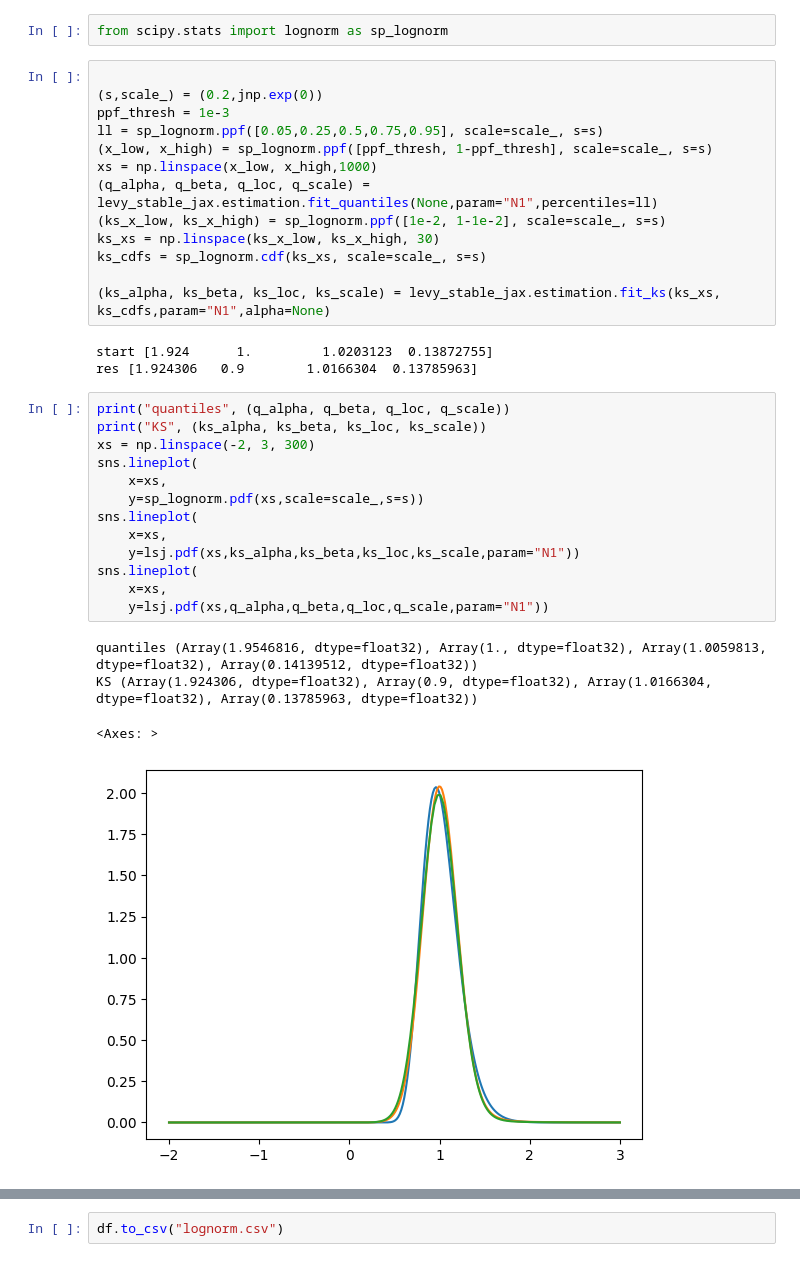
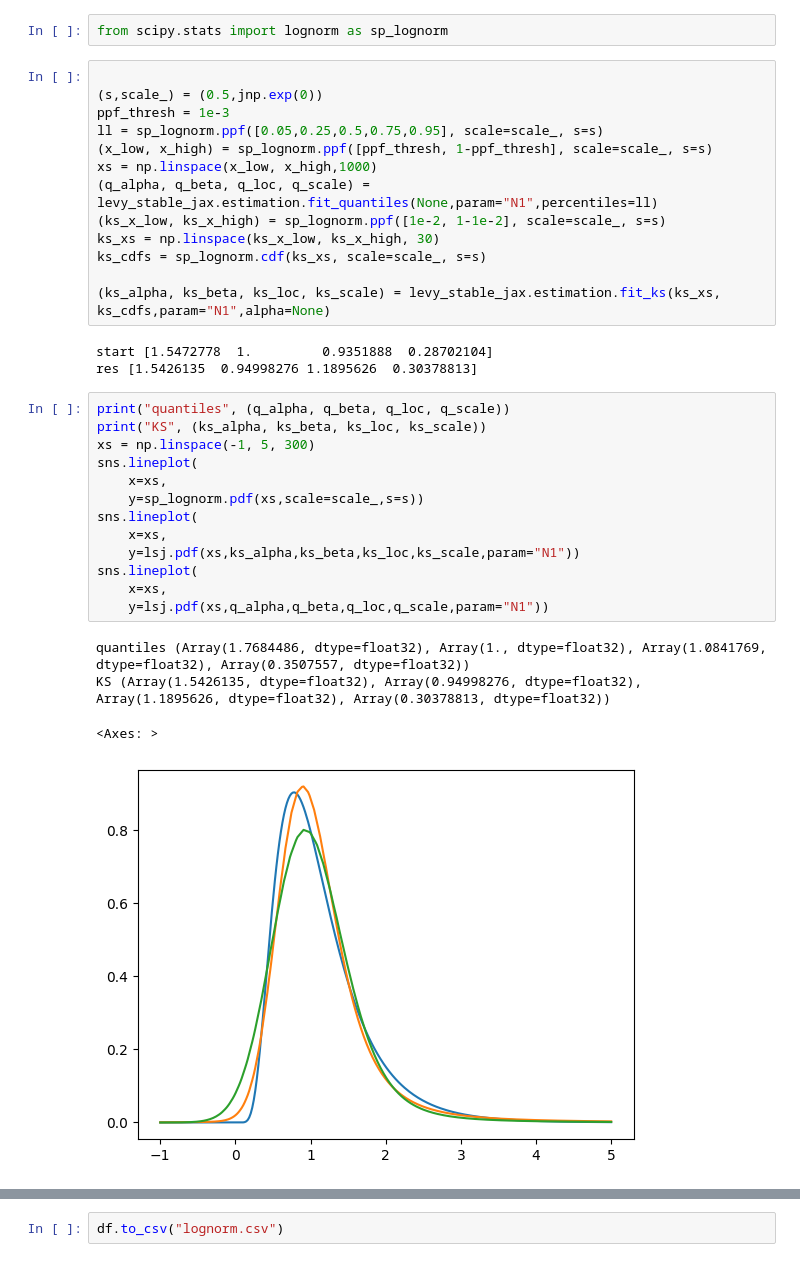
Before and after one commit to tjhunter/levy-stable-jax, a Jupyter notebook: notebooks/_explo.ipynb, the cells around one changed output, grey strips where cells are left out. Cells and saved outputs as stored; diff of their text form.

```diff
--- a/notebooks/_explo.ipynb
+++ b/notebooks/_explo.ipynb
@@ -66,7 +123,7 @@ sns.lineplot(x=xs, y=ys1-sp_levy_stable.cdf(xs, alpha=alpha,beta=beta,loc=loc, s
 from scipy.stats import lognorm as sp_lognorm
 # %%
 
-(s,scale_) = (0.2,jnp.exp(0))
+(s,scale_) = (0.5,jnp.exp(0))
 ppf_thresh = 1e-3
 ll = sp_lognorm.ppf([0.05,0.25,0.5,0.75,0.95], scale=scale_, s=s)
 (x_low, x_high) = sp_lognorm.ppf([ppf_thresh, 1-ppf_thresh], scale=scale_, s=s)
@@ -78,23 +135,23 @@ ks_cdfs = sp_lognorm.cdf(ks_xs, scale=scale_, s=s)
 
 (ks_alpha, ks_beta, ks_loc, ks_scale) = levy_stable_jax.estimation.fit_ks(ks_xs, ks_cdfs,param="N1",alpha=None)
 # %% [output]
-start [1.924      1.         1.0203123  0.13872755]
-res [1.924306   0.9        1.0166304  0.13785963]
+start [1.5472778  1.         0.9351888  0.28702104]
+res [1.5426135  0.94998276 1.1895626  0.30378813]
 # %%
 print("quantiles", (q_alpha, q_beta, q_loc, q_scale))
 print("KS", (ks_alpha, ks_beta, ks_loc, ks_scale))
-xs = np.linspace(-2, 3, 300)
+xs = np.linspace(-1, 5, 300)
 sns.lineplot(
     x=xs,
     y=sp_lognorm.pdf(xs,scale=scale_,s=s))
 sns.lineplot(
     x=xs,
     y=lsj.pdf(xs,ks_alpha,ks_beta,ks_loc,ks_scale,param="N1"))
 sns.lineplot(
     x=xs,
     y=lsj.pdf(xs,q_alpha,q_beta,q_loc,q_scale,param="N1"))
 # %% [output]
-quantiles (Array(1.9546816, dtype=float32), Array(1., dtype=float32), Array(1.0059813, dtype=float32), Array(0.14139512, dtype=float32))
-KS (Array(1.924306, dtype=float32), Array(0.9, dtype=float32), Array(1.0166304, dtype=float32), Array(0.13785963, dtype=float32))
+quantiles (Array(1.7684486, dtype=float32), Array(1., dtype=float32), Array(1.0841769, dtype=float32), Array(0.3507557, dtype=float32))
+KS (Array(1.5426135, dtype=float32), Array(0.94998276, dtype=float32), Array(1.1895626, dtype=float32), Array(0.30378813, dtype=float32))
 <Axes: >
-[figure, old version]
+[figure, new version]
```
Also changed, not shown: parts of 23 cells of this notebook, 6 other files.
